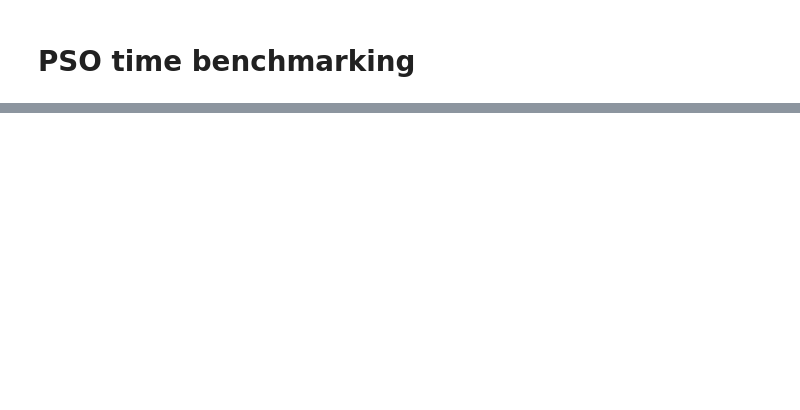
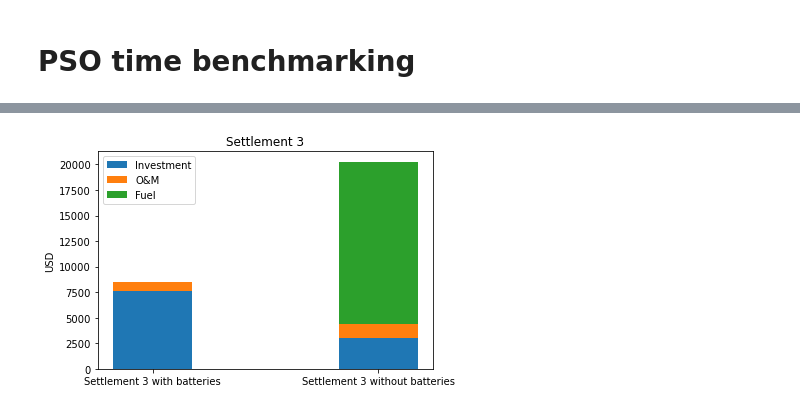
Before and after one commit to OnSSET/onsset, a Jupyter notebook: onsset/Hybrids_testing.ipynb, the cells around one changed output, grey strips where cells are left out. Saved outputs shown, nothing was run; the diff lists cells and outputs as text; code cells hidden in the pictures; blank space fills up the shorter version.

```diff
--- a/onsset/Hybrids_testing.ipynb
+++ b/onsset/Hybrids_testing.ipynb
@@ -520,0 +547,3 @@ PSO with 100 particles, 1000 iterations ran in 29.6 sec. Found optimal LCOE at 0
+# %%
+optimizer_50_with = ps.single.GlobalBestPSO(n_particles=50, dimensions=3, options=options, bounds=bounds_3)
+optimizer_50_without = ps.single.GlobalBestPSO(n_particles=50, dimensions=3, options=options, bounds=bounds_30)
@@ -520,0 +552,6 @@ PSO with 100 particles, 1000 iterations ran in 29.6 sec. Found optimal LCOE at 0
+# %%
+cost_50_100_with, pos_50_100_with = optimizer_50_with.optimize(opt_func_3, iters=100)
+settlement_3_with = find_least_cost_option(pos_50_100_with, temp, ghi_local_3, hour_numbers,
+                              load_curve_3, inv_eff, n_dis, n_chg, dod_max, settlement_3['energy_demand'], settlement_3['diesel_price'],
+                              end_year, start_year, pv_cost, charge_controller, pv_om, diesel_cost,
+                              diesel_om, inverter_life, inverter_cost, diesel_life, pv_life, battery_cost, discount_rate, lpsp_max, diesel_limit, simple=False)
@@ -520,0 +563,6 @@ PSO with 100 particles, 1000 iterations ran in 29.6 sec. Found optimal LCOE at 0
+# %%
+cost_50_100_without, pos_50_100_without = optimizer_50_without.optimize(opt_func_30, iters=100)
+settlement_3_without = find_least_cost_option(pos_50_100_without, temp, ghi_local_3, hour_numbers,
+                              load_curve_3, inv_eff, n_dis, n_chg, dod_max, settlement_3['energy_demand'], settlement_3['diesel_price'],
+                              end_year, start_year, pv_cost, charge_controller, pv_om, diesel_cost,
+                              diesel_om, inverter_life, inverter_cost, diesel_life, pv_life, battery_cost, discount_rate, lpsp_max, 1, simple=False)
@@ -520,0 +625,22 @@ PSO with 100 particles, 1000 iterations ran in 29.6 sec. Found optimal LCOE at 0
+# %%
+labels = ['Settlement 3 with batteries', 'Settlement 3 without batteries']
+investments = [settlement_3_with[3], settlement_3_without[3]]
+om = [settlement_3_with[-1], settlement_3_without[-1]]
+fuel_cost = [settlement_3_with[-2], settlement_3_without[-2]]
+om_and_investment = [settlement_3_with[-1] + settlement_3_with[3], settlement_3_without[-1] + settlement_3_without[3]]
+width = 0.35       # the width of the bars: can also be len(x) sequence
+
+fig, ax = plt.subplots()
+
+ax.bar(labels, investments, width, label='Investment')
+ax.bar(labels, om, width, bottom=investments, label='O&M')
+ax.bar(labels, fuel_cost, width, bottom=om_and_investment, label='Fuel')
+#ax.bar(labels, fuel_cost, width, label='Fuel')
+
+ax.set_ylabel('USD')
+ax.set_title('Settlement 3')
+ax.legend()
+
+plt.show()
+# %% [output]
+[figure, added]
```
Also changed, not shown: parts of 36 cells of this notebook, 5 other files.
